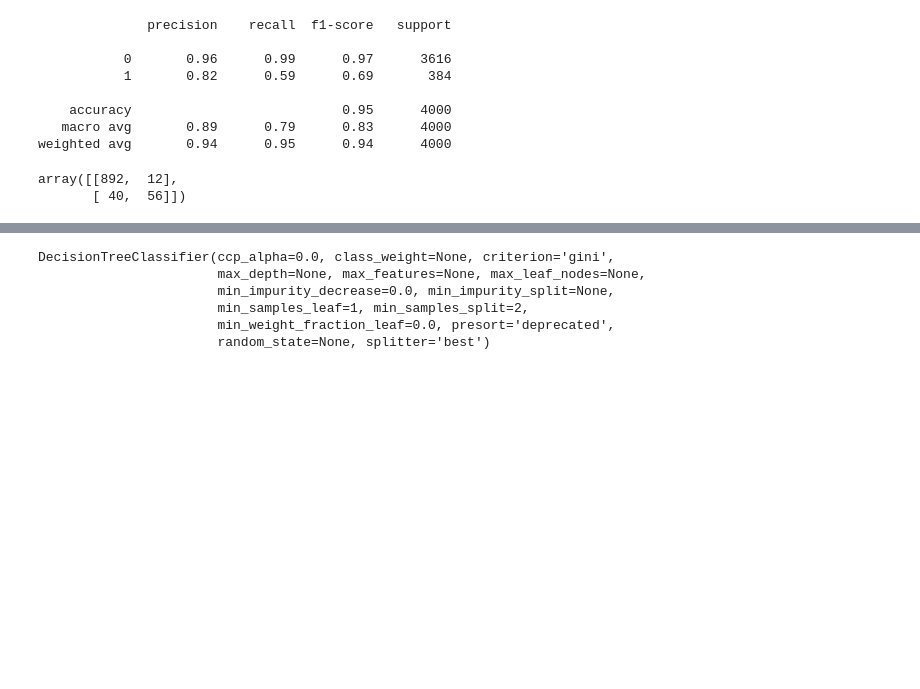
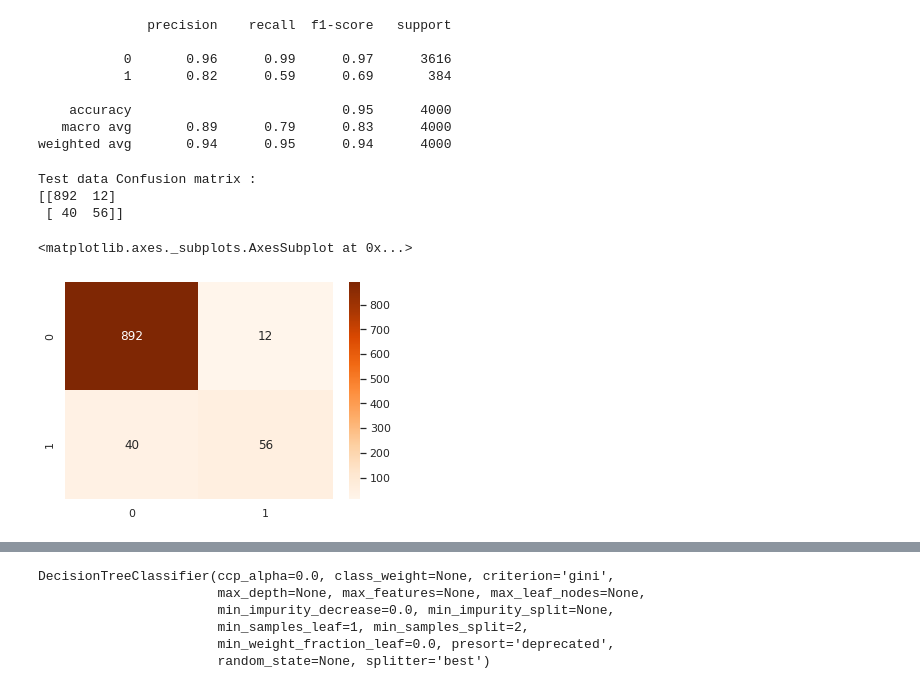
Before and after one commit to graviteja28/Bank_problem, a Jupyter notebook: My_Bank_Loan_problem.ipynb, the cells around one changed output, grey strips where cells are left out. Saved outputs shown, nothing was run; the diff lists cells and outputs as text; code cells hidden in the pictures; blank space fills up the shorter version.

```diff
--- a/My_Bank_Loan_problem.ipynb
+++ b/My_Bank_Loan_problem.ipynb
@@ -573,9 +595,15 @@ print(classification_report(y_train,pred2))
 weighted avg       0.94      0.95      0.94      4000
 # %%
 #test Confusion matrix
-metrics.confusion_matrix(y_test,pred1)
+a1=metrics.confusion_matrix(y_test,pred1)
+print("Test data Confusion matrix :")
+print(a1)
+sns.heatmap(a1, annot=True,fmt='',cmap="Oranges")
 # %% [output]
-array([[892,  12],
-       [ 40,  56]])
+Test data Confusion matrix :
+[[892  12]
+ [ 40  56]]
+<matplotlib.axes._subplots.AxesSubplot at 0x...>
+[figure, added]
 # %%
 #train Confusion matrix
```
Also changed, not shown: parts of 45 cells of this notebook.
